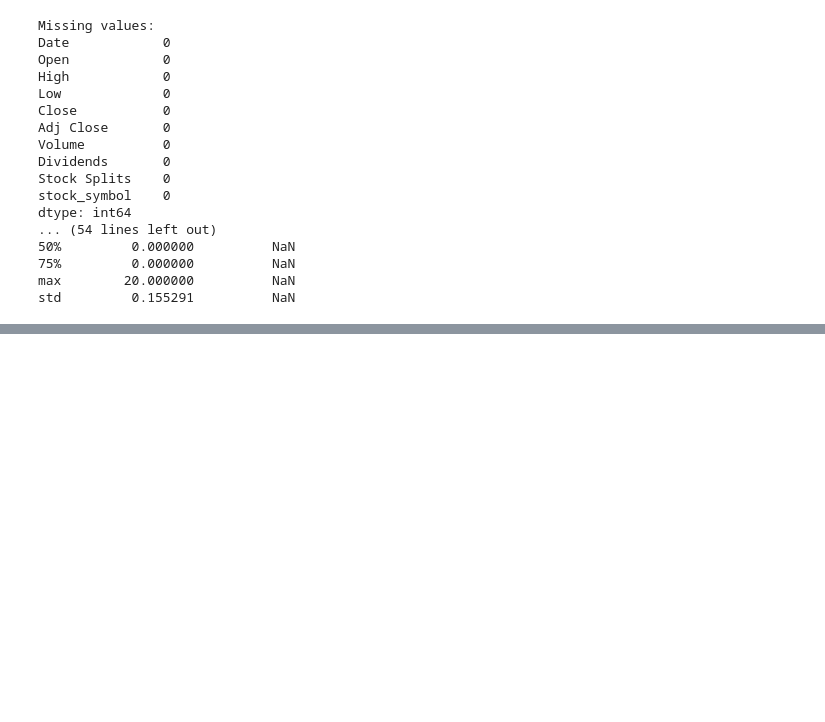
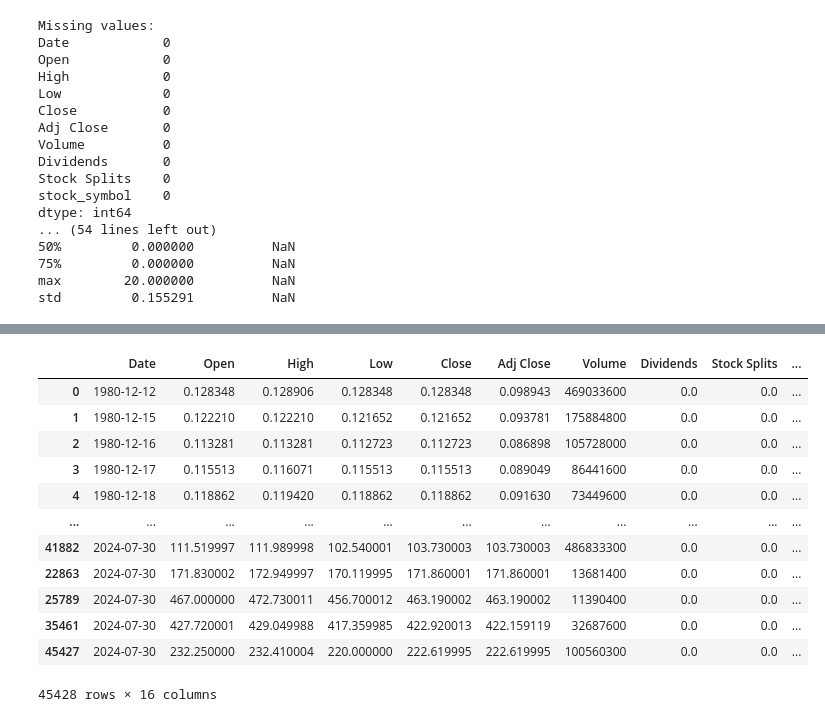
Before and after one commit to shewanek/week_1, a Jupyter notebook: notebooks/stock_EDA.ipynb, the cells around one changed output, grey strips where cells are left out. Cells and saved outputs as stored; diff of their text form; code cells hidden in the pictures; blank space fills up the shorter version.

```diff
--- a/notebooks/stock_EDA.ipynb
+++ b/notebooks/stock_EDA.ipynb
@@ -61,0 +60,17 @@ std         0.155291          NaN
+# %%
+# calculate technical indicators
+analysis.calc_tech_ind(data)
+# %% [output]
+|  | Date | Open | High | Low | Close | Adj Close | Volume | Dividends | Stock Splits | ... |
+| 0 | 1980-12-12 | 0.128348 | 0.128906 | 0.128348 | 0.128348 | 0.098943 | 469033600 | 0.0 | 0.0 | ... |
+| 1 | 1980-12-15 | 0.122210 | 0.122210 | 0.121652 | 0.121652 | 0.093781 | 175884800 | 0.0 | 0.0 | ... |
+| 2 | 1980-12-16 | 0.113281 | 0.113281 | 0.112723 | 0.112723 | 0.086898 | 105728000 | 0.0 | 0.0 | ... |
+| 3 | 1980-12-17 | 0.115513 | 0.116071 | 0.115513 | 0.115513 | 0.089049 | 86441600 | 0.0 | 0.0 | ... |
+| 4 | 1980-12-18 | 0.118862 | 0.119420 | 0.118862 | 0.118862 | 0.091630 | 73449600 | 0.0 | 0.0 | ... |
+| ... | ... | ... | ... | ... | ... | ... | ... | ... | ... | ... |
+| 41882 | 2024-07-30 | 111.519997 | 111.989998 | 102.540001 | 103.730003 | 103.730003 | 486833300 | 0.0 | 0.0 | ... |
+| 22863 | 2024-07-30 | 171.830002 | 172.949997 | 170.119995 | 171.860001 | 171.860001 | 13681400 | 0.0 | 0.0 | ... |
+| 25789 | 2024-07-30 | 467.000000 | 472.730011 | 456.700012 | 463.190002 | 463.190002 | 11390400 | 0.0 | 0.0 | ... |
+| 35461 | 2024-07-30 | 427.720001 | 429.049988 | 417.359985 | 422.920013 | 422.159119 | 32687600 | 0.0 | 0.0 | ... |
+| 45427 | 2024-07-30 | 232.250000 | 232.410004 | 220.000000 | 222.619995 | 222.619995 | 100560300 | 0.0 | 0.0 | ... |
+45428 rows × 16 columns
```
Also changed, not shown: parts of 7 cells of this notebook, 2 other files.
